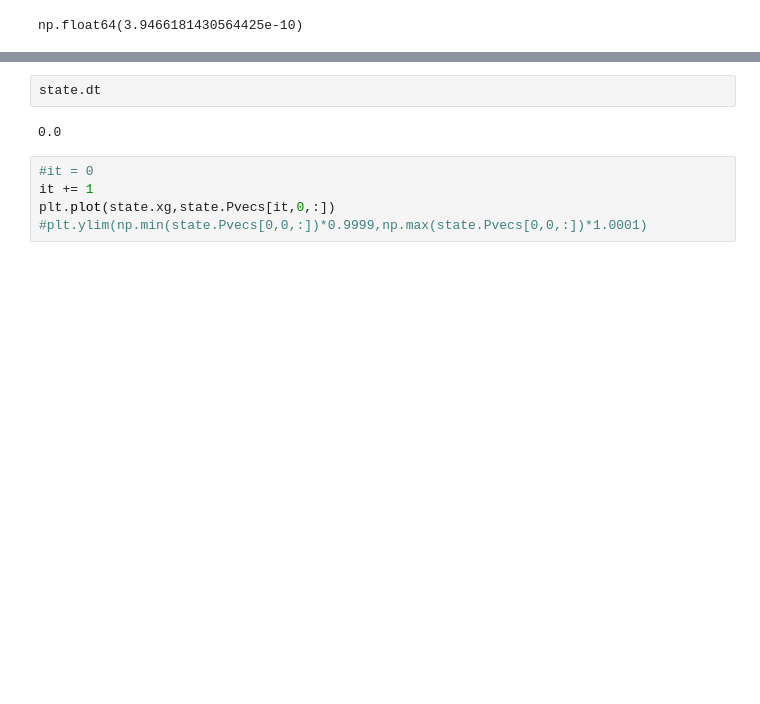
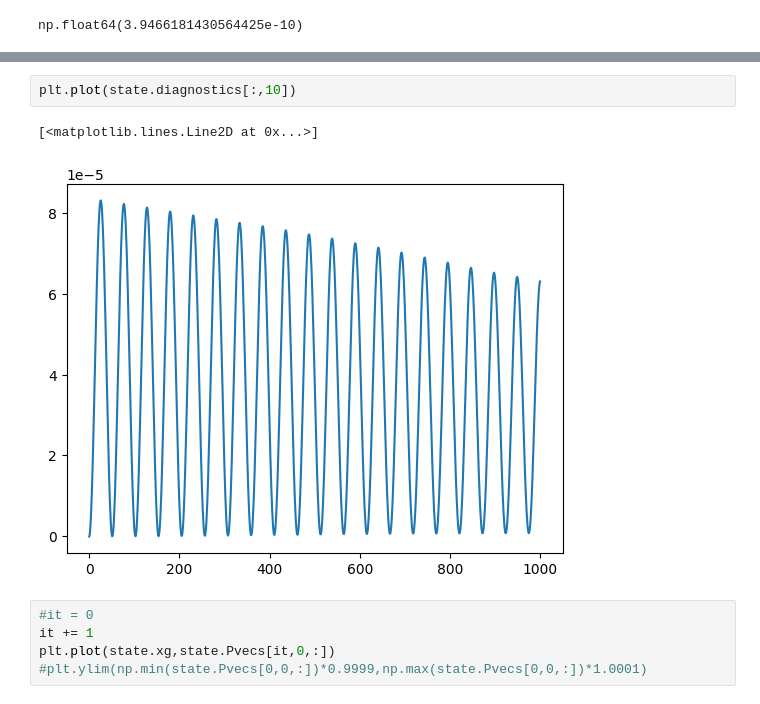
Before and after one commit to Jimbo-Coder/PyFluid, a Jupyter notebook: main_mhd.ipynb, the cells around one changed output, grey strips where cells are left out. Saved outputs shown, nothing was run; the diff lists cells and outputs as text; blank space fills up the shorter version.

```diff
--- a/main_mhd.ipynb
+++ b/main_mhd.ipynb
@@ -1125,7 +1160,8 @@ array([ 87.,  86.,  59.,  34.,  34.,  63.,  76.,  35.,  34.,  34.,  34.,
 # %%
-state.dt
+plt.plot(state.diagnostics[:,10])
 # %% [output]
-0.0
+[<matplotlib.lines.Line2D at 0x...>]
+[figure, added]
 # %%
 #it = 0
 it += 1
```
Also changed, not shown: parts of 3 cells of this notebook.
